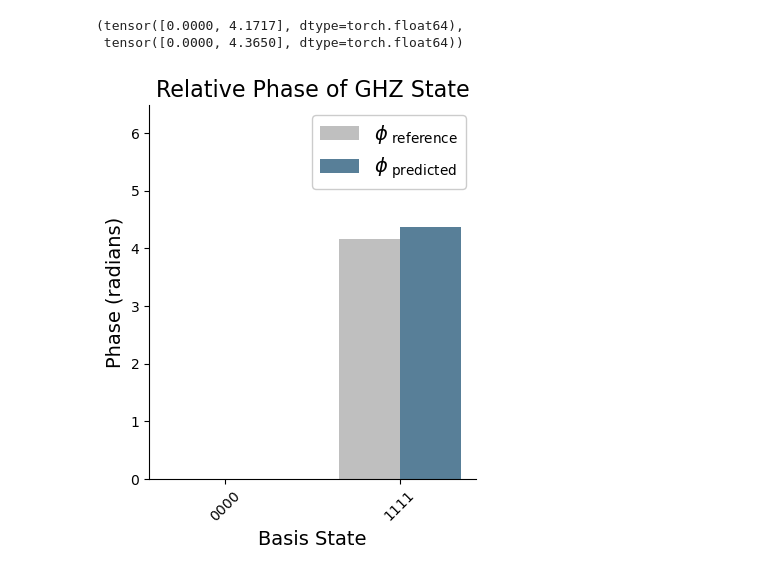
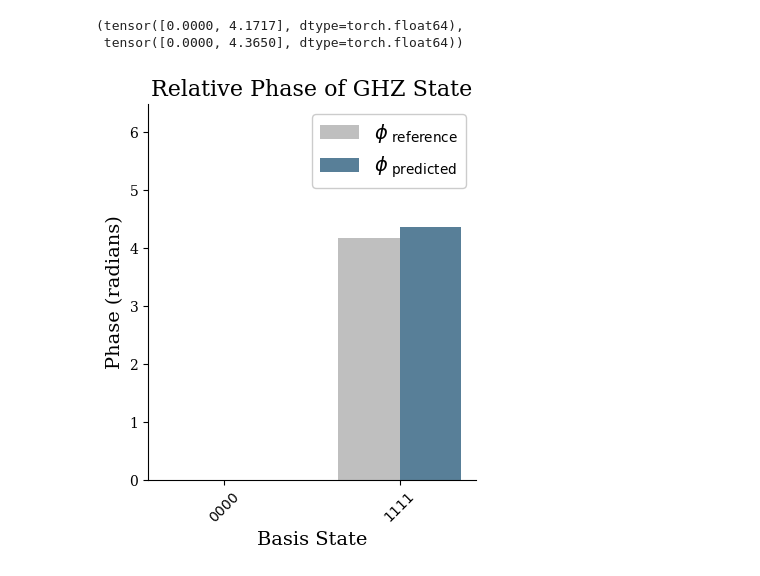
Before and after one commit to simontonner/neural-quantum-tomo, a Jupyter notebook: presentation/experiments/ghz_phase/training.ipynb, the cells around one changed output. Saved outputs shown, nothing was run; the diff lists cells and outputs as text; code cells hidden in the pictures.

Commit message:
Matched fonts to original figures

```diff
--- a/presentation/experiments/ghz_phase/training.ipynb
+++ b/presentation/experiments/ghz_phase/training.ipynb
@@ -105,6 +105,7 @@ true_phases_wrapped, pred_phases_wrapped
 # %%
 soft_gray = '#b0b0b0'
 bdazzled_blue = '#2e5f7f'
+plt.rcParams.update({"font.family": "serif"})
 
 bitstrings = ["".join(str(int(b)) for b in row) for row in all_up_down_hilbert_space.numpy()]
 indices = np.arange(len(pred_phases_wrapped))
@@ -112,31 +113,31 @@ width = 0.35
 
 fig, ax = plt.subplots(figsize=(4, 5), facecolor='white')
 ax.set_facecolor('white')
 
 # Bar plots
 ax.bar(indices - width/2, true_phases_wrapped, width, alpha=0.8,
        color=soft_gray, label=r'$\phi_{\ \mathrm{reference}}$', zorder=1)
 ax.bar(indices + width/2, pred_phases_wrapped, width, alpha=0.8,
        color=bdazzled_blue, label=r'$\phi_{\ \mathrm{predicted}}$', zorder=2)
 
 # Labels and title
 ax.set_xlabel("Basis State", fontsize=14)
 ax.set_ylabel("Phase (radians)", fontsize=14)
 ax.set_title(r"Relative Phase of GHZ State", fontsize=16)
 
 ax.set_xticks(indices)
 ax.set_xticklabels([f"${b}$" for b in bitstrings], rotation=45)
 
 ax.set_ylim(0, 2 * np.pi + 0.2)
 
 ax.legend(frameon=True, framealpha=1, loc='best', fontsize=14)
 
 ax.spines['top'].set_visible(False)
 ax.spines['right'].set_visible(False)
 
 # Layout and save
 plt.tight_layout()
 plt.savefig("phase_comparison_ghz_highres.png", dpi=300)
 plt.show()
 # %% [output]
-[figure, old version]
+[figure, new version]
```
Also changed, not shown: 3 other files.
